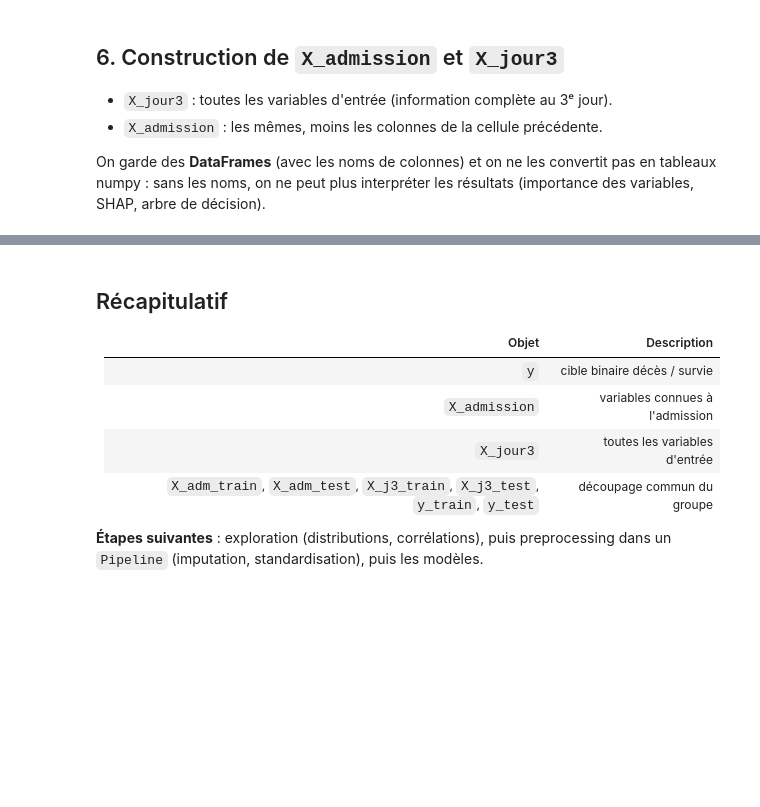
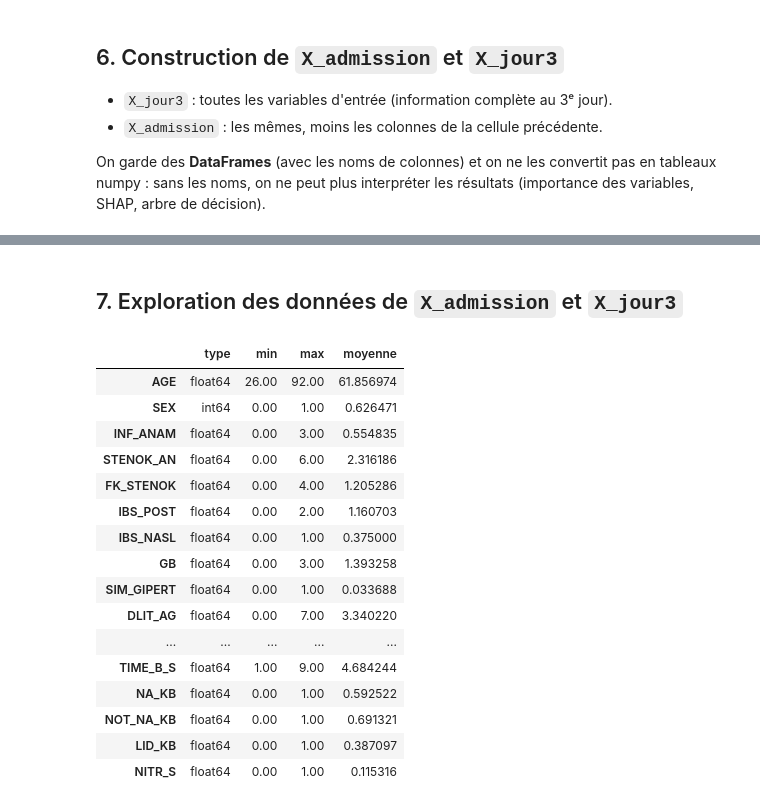
Before and after one commit to maximgasnier/be_ClinTrajan, a Jupyter notebook: 1_Exploration_preprocessing_non supervisé.ipynb, the cells around one changed output, grey strips where cells are left out. Drawn from its saved outputs; the diff is of its cells as text; code cells hidden in the pictures; blank space fills up the shorter version.

Commit message:
Exploration des différents types de données

```diff
--- a/1_Exploration_preprocessing_non supervisé.ipynb
+++ b/1_Exploration_preprocessing_non supervisé.ipynb
@@ -68,9 +68,7 @@ COMPLICATIONS = [
     "LET_IS",      # issue létale : 0 = survie, 1 à 7 = cause du décès
 ]
 
-# Variables d'entrée = toutes les colonnes sauf les 12 complications
-X_toutes = df.drop(columns=COMPLICATIONS)
-print("Variables d'entrée :", X_toutes.shape[1])   # attendu : 111
+X_all = df.drop(columns=COMPLICATIONS)
 # %% [markdown]
 ## 4. La cible `y` : décès ou survie
 
@@ -142,14 +131,12 @@ COLONNES_APRES_ADMISSION = [
 COLONNES_SOINS_INTENSIFS_INCERTAINES = [
     "LID_S_n", "B_BLOK_S_n", "ANT_CA_S_n", "GEPAR_S_n", "ASP_S_n", "TIKL_S_n", "TRENT_S_n",
 ]
-STRICT_ADMISSION = False   # à décider en groupe
+
+STRICT_ADMISSION = True  # à décider en groupe
 
 a_retirer = list(COLONNES_APRES_ADMISSION)
 if STRICT_ADMISSION:
     a_retirer += COLONNES_SOINS_INTENSIFS_INCERTAINES
-
-absentes = [c for c in a_retirer if c not in X_toutes.columns]
-assert not absentes, f"Colonnes absentes : {absentes}"
 # %% [markdown]
 ## 6. Construction de `X_admission` et `X_jour3`
 
@@ -158,8 +145,8 @@ assert not absentes, f"Colonnes absentes : {absentes}"
 
 On garde des **DataFrames** (avec les noms de colonnes) et on ne les convertit pas en tableaux numpy : sans les noms, on ne peut plus interpréter les résultats (importance des variables, SHAP, arbre de décision).
 # %%
-X_jour3 = X_toutes.copy()
-X_admission = X_toutes.drop(columns=a_retirer)
+X_jour3 = X_all.copy()
+X_admission = X_all.drop(columns=a_retirer)
 
 print("X_jour3     :", X_jour3.shape)
 print("X_admission :", X_admission.shape)
@@ -221,11 +158,49 @@ print(f"Test  : {len(idx_test)} patients, {y_test.mean():.1%} de décès")
-# %% [markdown]
-## Récapitulatif
-
-| Objet | Description |
-|---|---|
-| `y` | cible binaire décès / survie |
-| `X_admission` | variables connues à l'admission |
-| `X_jour3` | toutes les variables d'entrée |
-| `X_adm_train`, `X_adm_test`, `X_j3_train`, `X_j3_test`, `y_train`, `y_test` | découpage commun du groupe |
-
-**Étapes suivantes** : exploration (distributions, corrélations), puis preprocessing dans un `Pipeline` (imputation, standardisation), puis les modèles.
+# %% [markdown]
+## 7. Exploration des données de `X_admission` et `X_jour3`
+# %%
+SEUIL_ORDINALE = 10  # au plus 10 modalités entières distinctes -> ordinale
+
+def type_variable(s):
+    """Classe une colonne en 'binaire', 'ordinale' ou 'continue' (NaN ignorés)."""
+    valeurs = s.dropna().unique()
+    if len(valeurs) <= 2:
+        return "binaire"
+    if np.all(valeurs == np.round(valeurs)) and len(valeurs) <= SEUIL_ORDINALE:
+        return "ordinale"
+    return "continue"
+def resume_par_type(X):
+    return pd.DataFrame({
+        "type": X.apply(type_variable),
+        "nb_modalites": X.nunique(),
+        "min": X.min(),
+        "max": X.max(),
+        "moyenne": X.mean(),
+        "% manquants": X.isna().mean() * 100,
+    })
+
+resume_admission = resume_par_type(X_admission)
+
+pd.set_option("display.max_rows", None)
+print(resume_admission["type"].value_counts())
+
+for t in ["binaire", "ordinale", "continue"]:
+    print(f"\n=== Variables {t}s ===")
+    display(resume_admission[resume_admission["type"] == t].drop(columns="type"))
+# %% [output]
+|  | type | min | max | moyenne |
+| AGE | float64 | 26.00 | 92.00 | 61.856974 |
+| SEX | int64 | 0.00 | 1.00 | 0.626471 |
+| INF_ANAM | float64 | 0.00 | 3.00 | 0.554835 |
+| STENOK_AN | float64 | 0.00 | 6.00 | 2.316186 |
+| FK_STENOK | float64 | 0.00 | 4.00 | 1.205286 |
+| IBS_POST | float64 | 0.00 | 2.00 | 1.160703 |
+| IBS_NASL | float64 | 0.00 | 1.00 | 0.375000 |
+| GB | float64 | 0.00 | 3.00 | 1.393258 |
+| SIM_GIPERT | float64 | 0.00 | 1.00 | 0.033688 |
+| DLIT_AG | float64 | 0.00 | 7.00 | 3.340220 |
+| ... | ... | ... | ... | ... |
+| TIME_B_S | float64 | 1.00 | 9.00 | 4.684244 |
+| NA_KB | float64 | 0.00 | 1.00 | 0.592522 |
+| NOT_NA_KB | float64 | 0.00 | 1.00 | 0.691321 |
+| LID_KB | float64 | 0.00 | 1.00 | 0.387097 |
+| NITR_S | float64 | 0.00 | 1.00 | 0.115316 |
```
Also changed, not shown: parts of 9 cells of this notebook.
